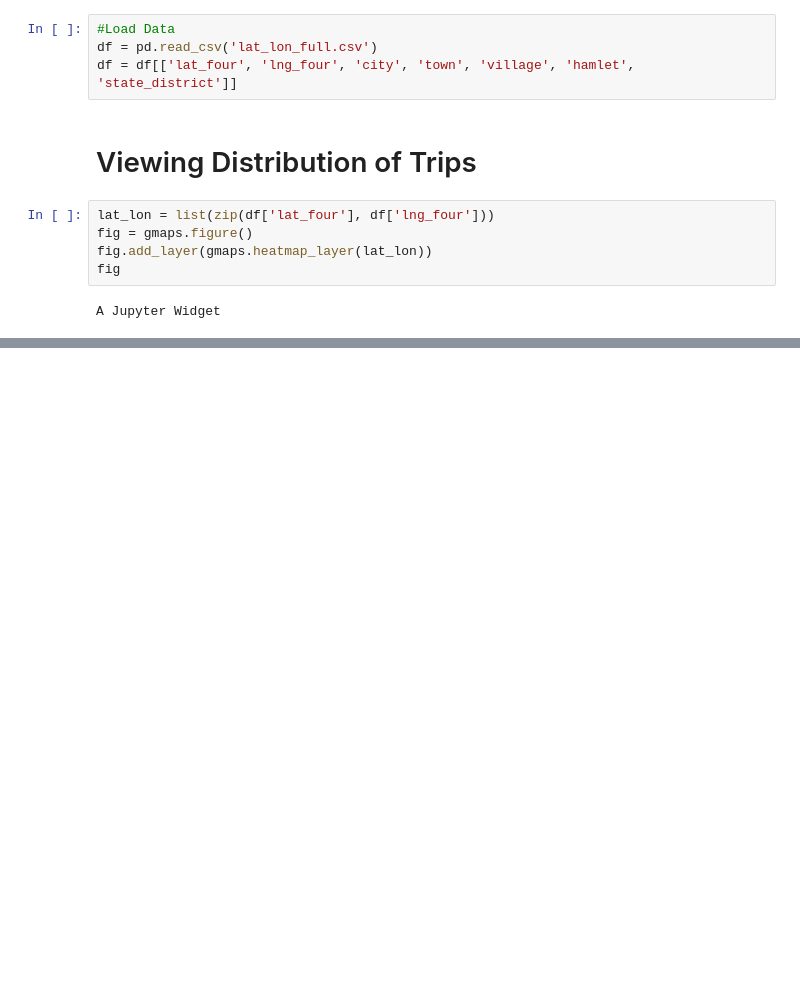
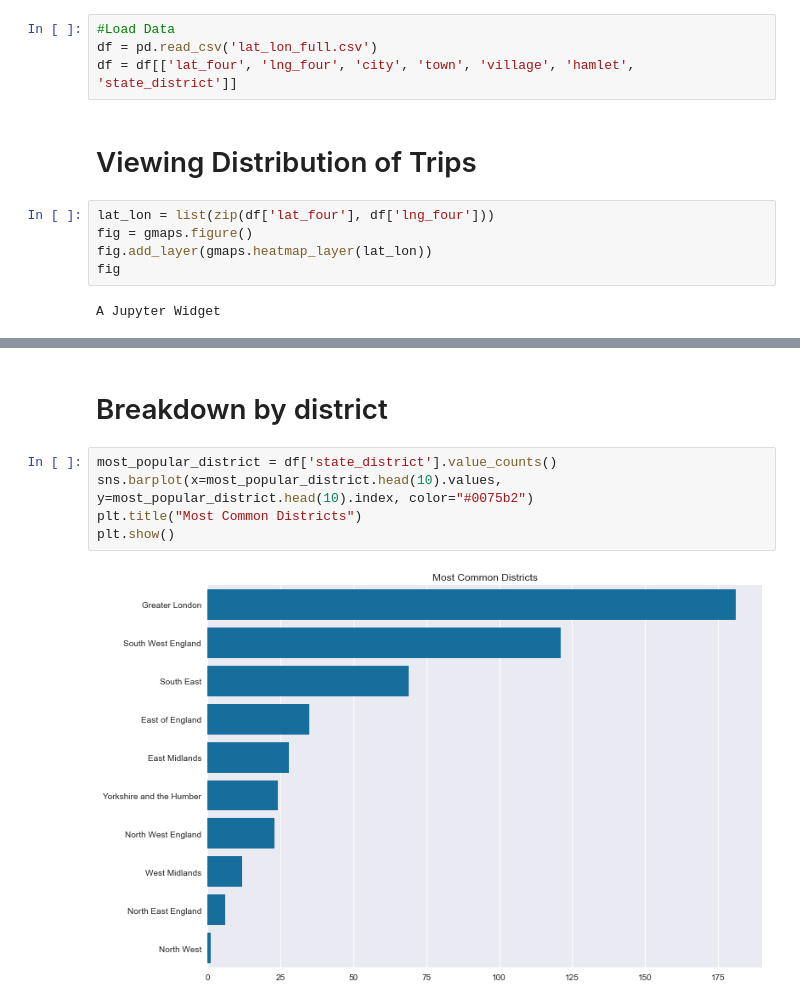
Before and after one commit to GeorgeVince/DataCubed, a Jupyter notebook: Analysis.ipynb, the cells around one changed output, grey strips where cells are left out. Saved outputs shown, nothing was run; the diff lists cells and outputs as text; blank space fills up the shorter version.

```diff
--- a/Analysis.ipynb
+++ b/Analysis.ipynb
@@ -24,0 +42,9 @@ A Jupyter Widget
+# %% [markdown]
+# Breakdown by district
+# %%
+most_popular_district = df['state_district'].value_counts()
+sns.barplot(x=most_popular_district.head(10).values, y=most_popular_district.head(10).index, color="#0075b2")
+plt.title("Most Common Districts")
+plt.show()
+# %% [output]
+[figure, added]
```
Also changed, not shown: parts of 10 cells of this notebook, 1 other file.
